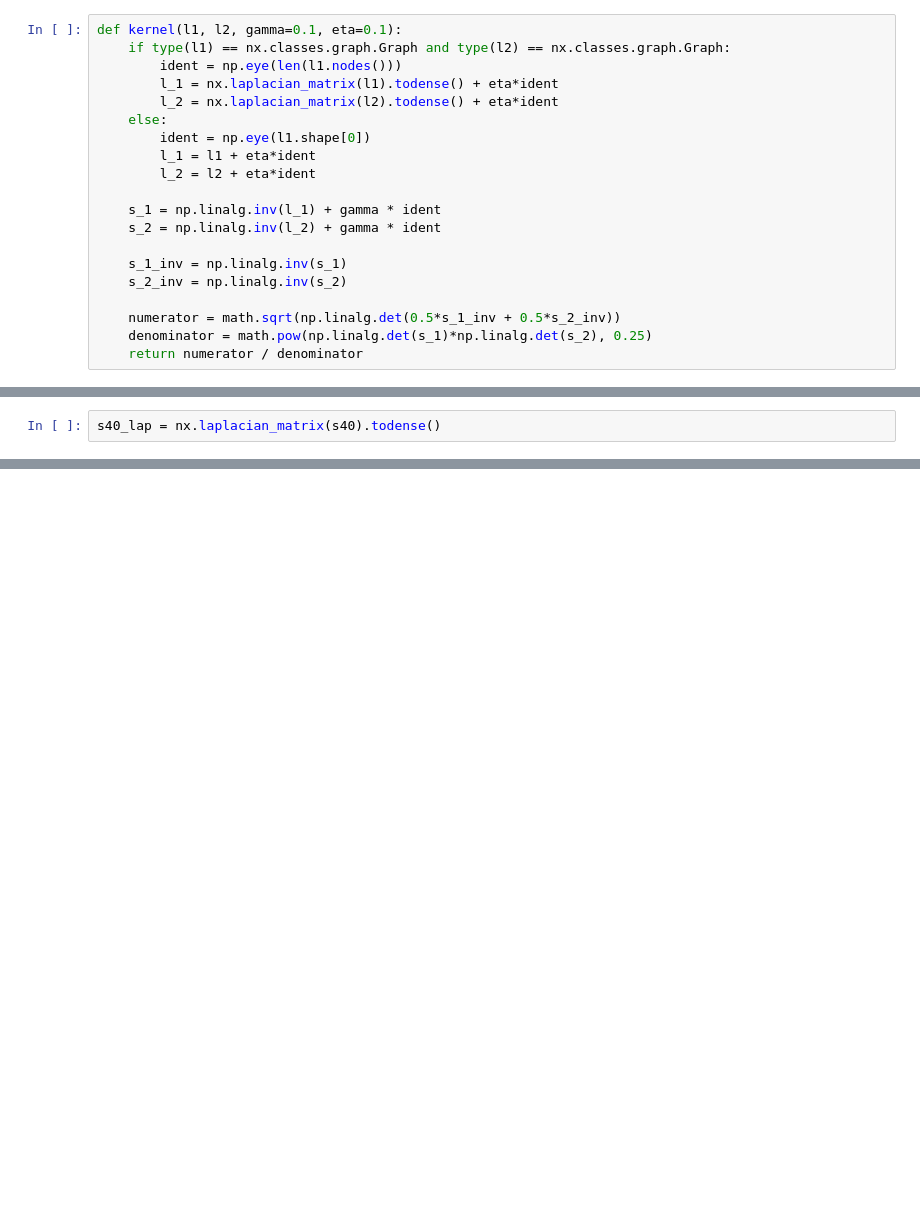
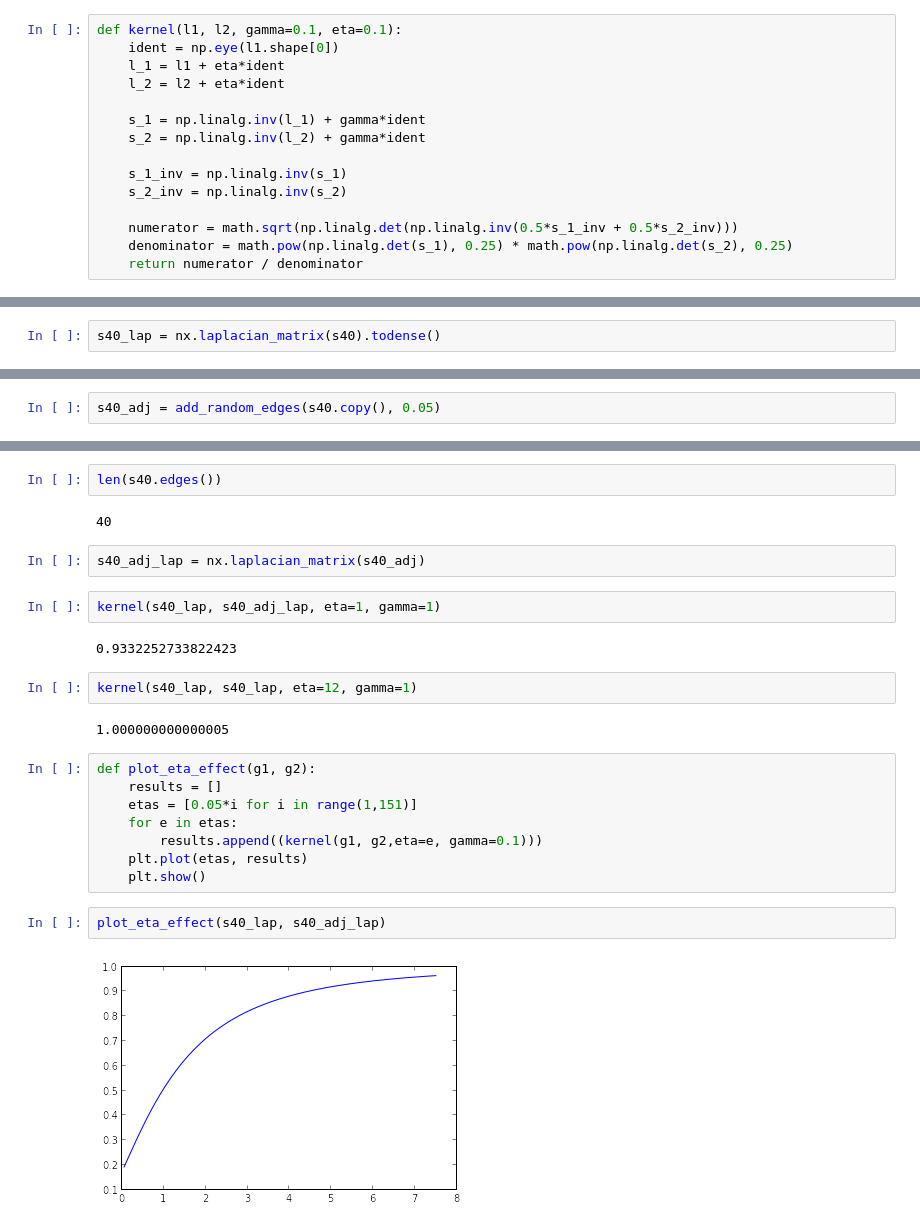
Before and after one commit to horacepan/enz-explore, a Jupyter notebook: eigs.ipynb, the cells around one changed output, grey strips where cells are left out. Drawn from its saved outputs; the diff is of its cells as text; blank space fills up the shorter version.

Commit message:
fix kernel issue. started messing around with plotting

```diff
--- a/eigs.ipynb
+++ b/eigs.ipynb
@@ -150,20 +150,15 @@ matrix([[ 4, -1, -1, -1, -1],
 # %%
 def kernel(l1, l2, gamma=0.1, eta=0.1):
-    if type(l1) == nx.classes.graph.Graph and type(l2) == nx.classes.graph.Graph:
-        ident = np.eye(len(l1.nodes()))
-        l_1 = nx.laplacian_matrix(l1).todense() + eta*ident
-        l_2 = nx.laplacian_matrix(l2).todense() + eta*ident
-    else:
-        ident = np.eye(l1.shape[0])
-        l_1 = l1 + eta*ident
-        l_2 = l2 + eta*ident
+    ident = np.eye(l1.shape[0])
+    l_1 = l1 + eta*ident
+    l_2 = l2 + eta*ident
 
-    s_1 = np.linalg.inv(l_1) + gamma * ident
-    s_2 = np.linalg.inv(l_2) + gamma * ident
+    s_1 = np.linalg.inv(l_1) + gamma*ident
+    s_2 = np.linalg.inv(l_2) + gamma*ident
 
     s_1_inv = np.linalg.inv(s_1)
     s_2_inv = np.linalg.inv(s_2)
 
-    numerator = math.sqrt(np.linalg.det(0.5*s_1_inv + 0.5*s_2_inv))
-    denominator = math.pow(np.linalg.det(s_1)*np.linalg.det(s_2), 0.25)
+    numerator = math.sqrt(np.linalg.det(np.linalg.inv(0.5*s_1_inv + 0.5*s_2_inv)))
+    denominator = math.pow(np.linalg.det(s_1), 0.25) * math.pow(np.linalg.det(s_2), 0.25)
     return numerator / denominator
@@ -216,0 +175,2 @@ kernel2(nx.laplacian_matrix(s40).todense(), nx.laplacian_matrix(s40).todense())
+# %%
+s40_adj = add_random_edges(s40.copy(), 0.05)
@@ -216,0 +183,26 @@ kernel2(nx.laplacian_matrix(s40).todense(), nx.laplacian_matrix(s40).todense())
+# %%
+len(s40.edges())
+# %% [output]
+40
+# %%
+s40_adj_lap = nx.laplacian_matrix(s40_adj)
+# %%
+kernel(s40_lap, s40_adj_lap, eta=1, gamma=1)
+# %% [output]
+0.9332252733822423
+# %%
+kernel(s40_lap, s40_lap, eta=12, gamma=1)
+# %% [output]
+1.000000000000005
+# %%
+def plot_eta_effect(g1, g2):
+    results = []
+    etas = [0.05*i for i in range(1,151)]
+    for e in etas:
+        results.append((kernel(g1, g2,eta=e, gamma=0.1)))
+    plt.plot(etas, results)
+    plt.show()
+# %%
+plot_eta_effect(s40_lap, s40_adj_lap)
+# %% [output]
+[figure, added]
```
Also changed, not shown: parts of 35 cells of this notebook.
